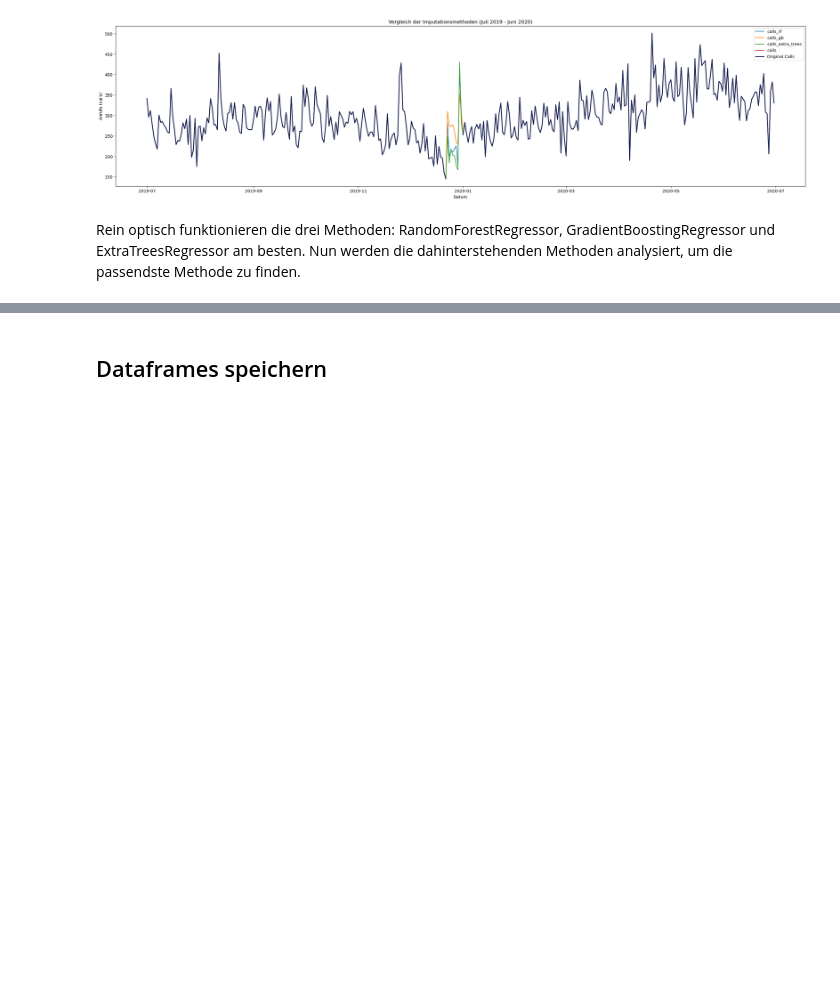
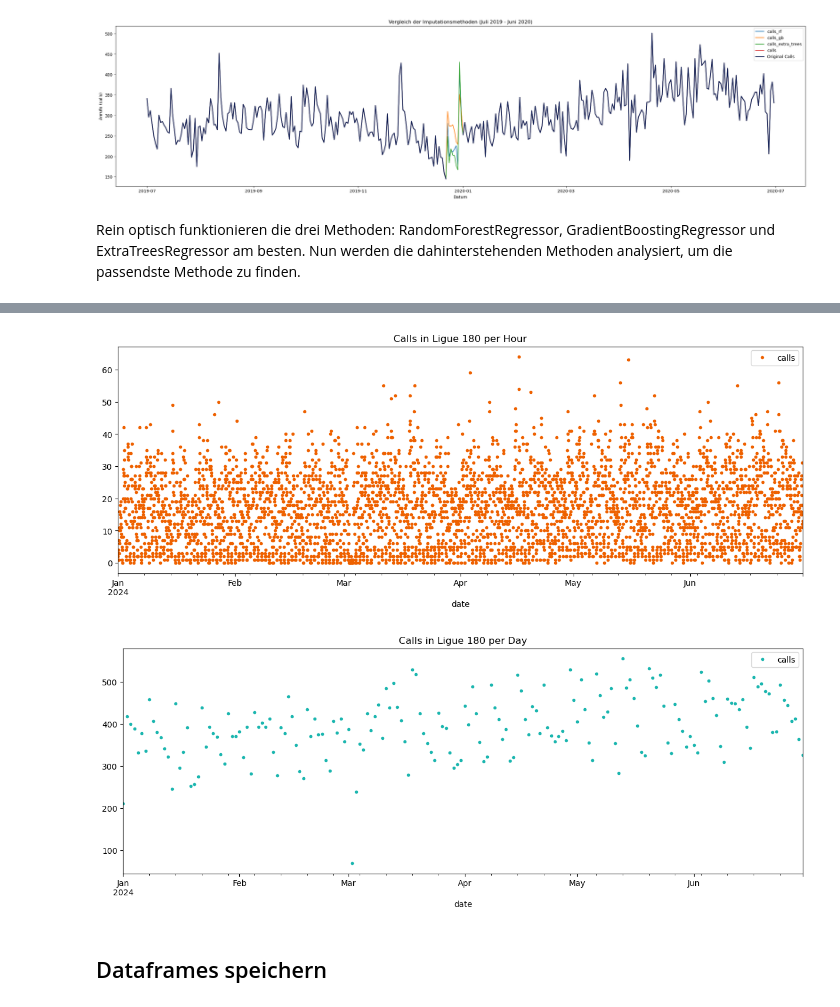
Before and after one commit to ChiaraVM/HotlineDemandPrediction_Ligue180, a Jupyter notebook: 00Data_preparation_time.ipynb, the cells around one changed output, grey strips where cells are left out. Drawn from its saved outputs; the diff is of its cells as text; code cells hidden in the pictures; blank space fills up the shorter version.

```diff
--- a/00Data_preparation_time.ipynb
+++ b/00Data_preparation_time.ipynb
@@ -856,0 +892,8 @@ Nun werden die dahinterstehenden Methoden analysiert, um die passendste Methode
+# %%
+path = "C:/Users/ChiaraVogt/Desktop/Masterarbeit/DatenLigue180/"
+
+d2024 = pd.read_csv(path + "ligue180-primeiro-semestre-2024.csv", encoding='utf-8-sig', delimiter=';', usecols=['Data_de_cadastro', 'hash'])
+d2024['Data_de_cadastro'] = pd.to_datetime(d2024['Data_de_cadastro'])
+d2024 = d2024.rename(columns = {'Data_de_cadastro' : 'date'})
+d2024['date'] = d2024['date'].dt.strftime('%Y-%m-%d %H:%M:%S')
+d2024
@@ -856,0 +914,6 @@ Nun werden die dahinterstehenden Methoden analysiert, um die passendste Methode
+# %%
+# Neuer Dataframe ohne Duplikate
+d2024_nodupl = d2024.drop_duplicates(subset='hash', keep='first')
+print(d2024_nodupl.head(5))
+print(d2024.size)
+print(d2024_nodupl.size)
@@ -856,0 +929,17 @@ Nun werden die dahinterstehenden Methoden analysiert, um die passendste Methode
+# %%
+# Stelle sicher, dass 'date' ein Datumsformat hat
+d2024_nodupl['date'] = pd.to_datetime(d2024_nodupl['date'])
+
+# Setze 'date' als Index
+d2024_nodupl.set_index('date', inplace=True)
+
+# Verarbeiten der Datensätze in calls/hour (df_hourly) und calls/day (df_daily)
+df_hourly_2024 = d2024_nodupl.resample('h').size().reset_index(name='calls')  # 'H' für Stunden
+df_hourly_2024.set_index('date', inplace=True)  # Optional, falls nötig
+
+df_daily_2024 = d2024_nodupl.resample('d').size().reset_index(name='calls')  # 'D' für Tage
+df_daily_2024.set_index('date', inplace=True)  # Optional, falls nötig
+
+# Überprüfen der Ergebnisse
+print(df_hourly_2024.head())
+print(df_daily_2024.head())
@@ -857,3 +966,11 @@ Nun werden die dahinterstehenden Methoden analysiert, um die passendste Methode
+# %%
+df_hourly_2024.plot(style='.', color = cmap.colors[1], figsize=(15,5), title='Calls in Ligue 180 per Hour')
+plt.show()
+df_daily_2024.plot(style='.', color = cmap.colors[3], figsize=(15,5), title='Calls in Ligue 180 per Day')
+plt.show()
+# %% [output]
+[figure, added]
+[figure, added]
 # %% [markdown]
 ## Dataframes speichern
 # %%
```
Also changed, not shown: parts of 11 cells of this notebook.
